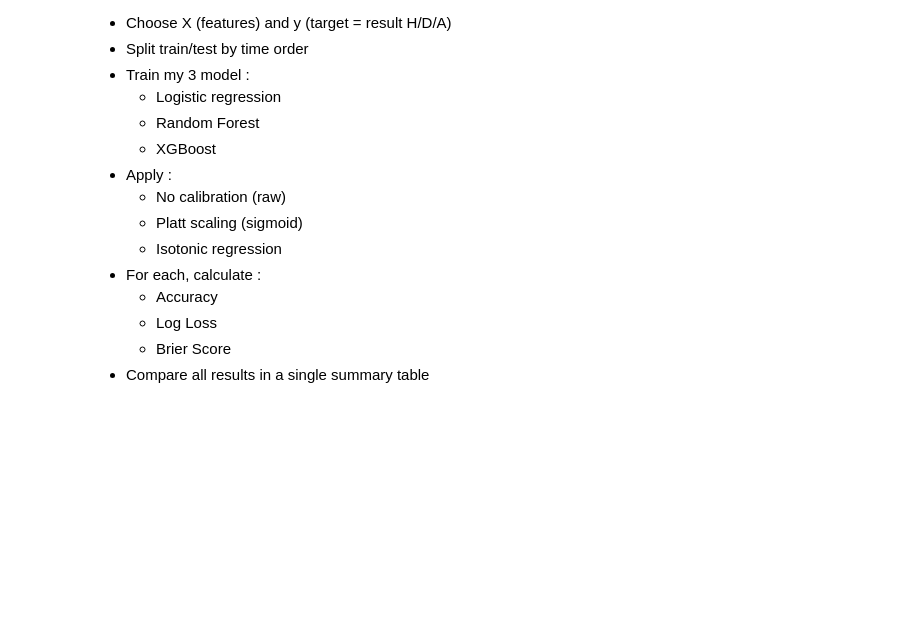
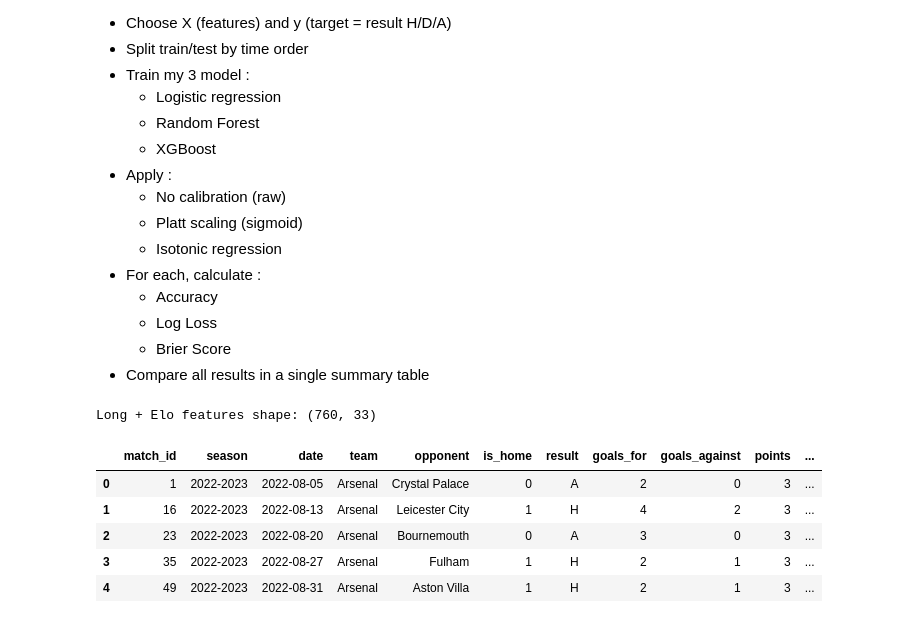
Before and after one commit to MattisD3/Data-Science-in-Football-Comparing-Model-Predictions-with-Betting-Market-Odds, a Jupyter notebook: notebooks/09_calibration_experiments.ipynb, the cells around one changed output. Saved outputs shown, nothing was run; the diff lists cells and outputs as text; code cells hidden in the pictures; blank space fills up the shorter version.

```diff
--- a/notebooks/09_calibration_experiments.ipynb
+++ b/notebooks/09_calibration_experiments.ipynb
@@ -21,22 +21,30 @@ Goals:
 # %%
 import pandas as pd
 import numpy as np
 
 from sklearn.preprocessing import LabelEncoder, StandardScaler
 from sklearn.linear_model import LogisticRegression
 from sklearn.ensemble import RandomForestClassifier
 from sklearn.metrics import accuracy_score, log_loss, brier_score_loss
 from sklearn.calibration import calibration_curve, CalibratedClassifierCV
 
 import matplotlib.pyplot as plt
 import xgboost as xgb
 
 pd.set_option("display.max_columns", 50)
 
 # Load long-format features with Elo (two rows per match, one per team)
-df = pd.read_csv(FEATURES_ELO_PATH)
+df = pd.read_csv("../data/processed/features_matches_long_elo_22_23.csv")
 print("Long + Elo features shape:", df.shape)
 df.head()
+# %% [output]
+Long + Elo features shape: (760, 33)
+|  | match_id | season | date | team | opponent | is_home | result | goals_for | goals_against | points | ... |
+| 0 | 1 | 2022-2023 | 2022-08-05 | Arsenal | Crystal Palace | 0 | A | 2 | 0 | 3 | ... |
+| 1 | 16 | 2022-2023 | 2022-08-13 | Arsenal | Leicester City | 1 | H | 4 | 2 | 3 | ... |
+| 2 | 23 | 2022-2023 | 2022-08-20 | Arsenal | Bournemouth | 0 | A | 3 | 0 | 3 | ... |
+| 3 | 35 | 2022-2023 | 2022-08-27 | Arsenal | Fulham | 1 | H | 2 | 1 | 3 | ... |
+| 4 | 49 | 2022-2023 | 2022-08-31 | Arsenal | Aston Villa | 1 | H | 2 | 1 | 3 | ... |
 # %%
 target_col = "result"
 
```
Also changed, not shown: parts of 13 cells of this notebook, 8 other files.
